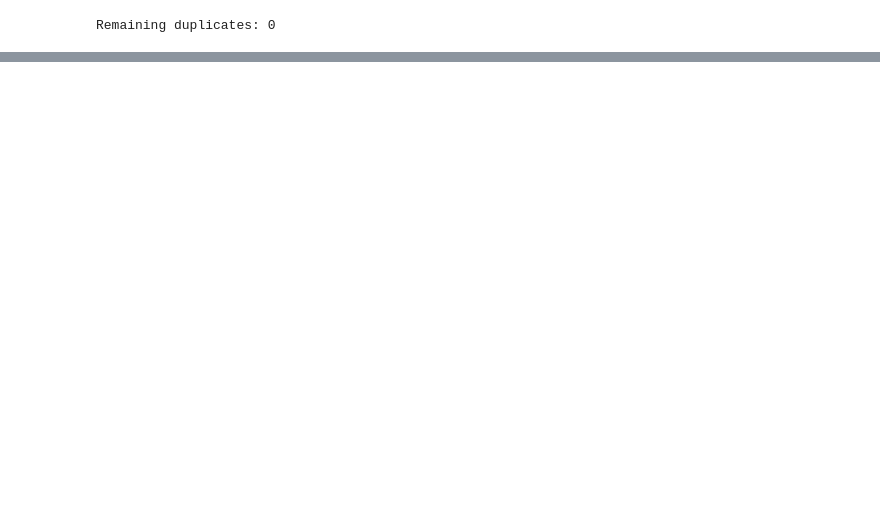
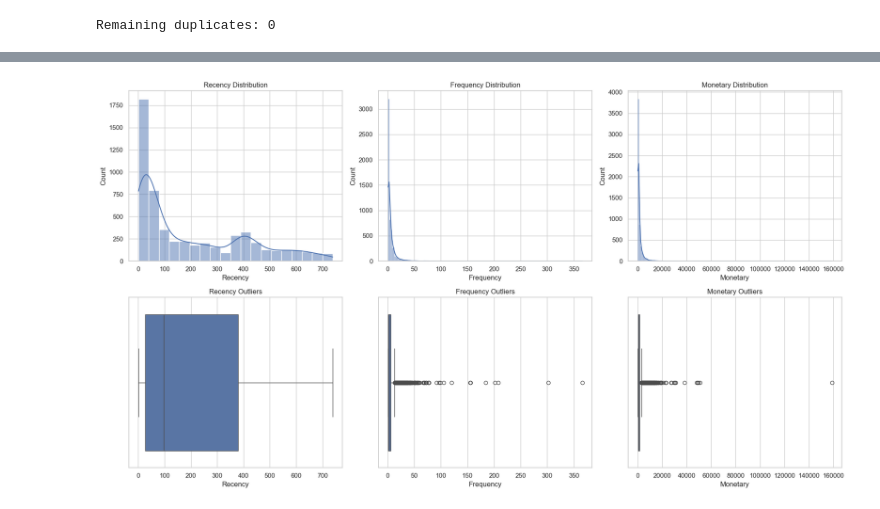
Before and after one commit to hansdarmawann/or2mrfm-1, a Jupyter notebook: notebooks/code.ipynb, the cells around one changed output, grey strips where cells are left out. Cells and saved outputs as stored; diff of their text form; code cells hidden in the pictures; blank space fills up the shorter version.

```diff
--- a/notebooks/code.ipynb
+++ b/notebooks/code.ipynb
@@ -154,14 +97,0 @@ plt.show()
-# %%
-fig, ax = plt.subplots(2, 3, figsize=(18, 10))
-features = ['Recency', 'Frequency', 'Monetary']
-
-for i, col in enumerate(features):
-
-    sns.histplot(rfm_log[col], kde=True, ax=ax[0, i], color='skyblue')
-    ax[0, i].set_title(f'{col} Distribution')
-
-    sns.boxplot(x=rfm_log[col], ax=ax[1, i], color='salmon')
-    ax[1, i].set_title(f'{col} Outliers')
-
-plt.tight_layout()
-plt.show()
@@ -443,0 +142,18 @@ Total runtime: 6.42 seconds
+# %%
+sns.set_theme(style="whitegrid")
+
+fig, ax = plt.subplots(2,3, figsize=(18,10))
+features = ['Recency','Frequency','Monetary']
+
+for i,col in enumerate(features):
+
+    sns.histplot(rfm[col], kde=True, ax=ax[0,i])
+    ax[0,i].set_title(f"{col} Distribution")
+
+    sns.boxplot(x=rfm[col], ax=ax[1,i])
+    ax[1,i].set_title(f"{col} Outliers")
+
+plt.tight_layout()
+plt.show()
+# %% [output]
+[figure, added]
```
Also changed, not shown: parts of 46 cells of this notebook, 5 other files.
